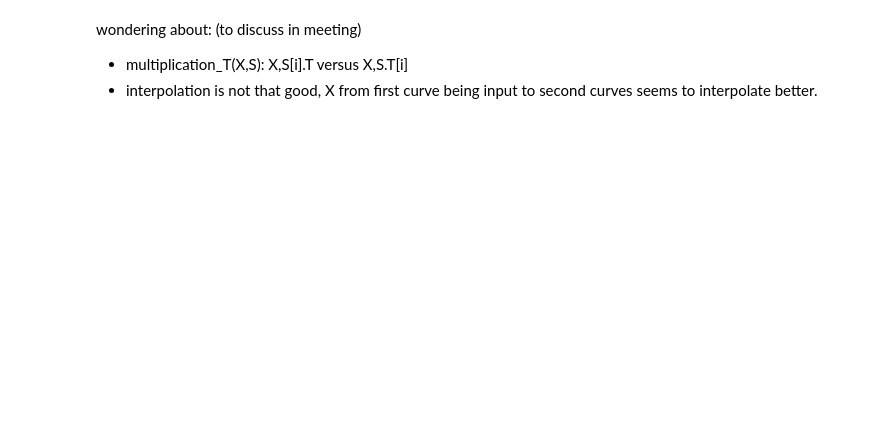
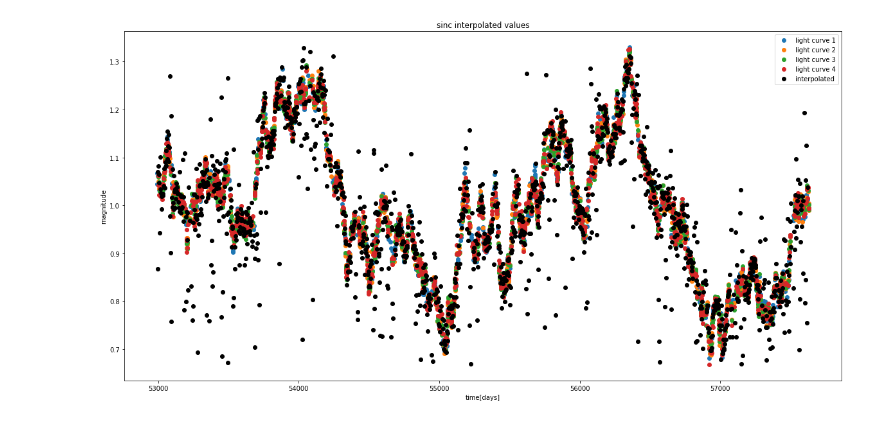
Before and after one commit to herjy/Quasar_lensing, a Jupyter notebook: simulation_interpolation/4xKxS_final.ipynb, the cells around one changed output. Drawn from its saved outputs; the diff is of its cells as text; code cells hidden in the pictures; blank space fills up the shorter version.

Commit message:
interpolate noisy data

```diff
--- a/simulation_interpolation/4xKxS_final.ipynb
+++ b/simulation_interpolation/4xKxS_final.ipynb
@@ -1,29 +1,34 @@
 # %%
 from simulation_functions import index, simulation_, plot
 from interpolation_functions import T_K
+from make_noise import simulate_noise
 import numpy as np
 import matplotlib.pyplot as plt
+%matplotlib inline
 
-t_drive_new = np.loadtxt('t_drive_new.txt') # true time sample.
-ind = index(15,t_drive_new) # 15 means that the time delay is chosen randomly between 0 and 15 days
+sim = simulate_noise()
+ts = sim[0]
+fs = sim[1] # with noise
+# t_drive_new = np.loadtxt('t_drive_new.txt') # true time sample.
+# ind = index(15,t_drive_new) # 15 means that the time delay is chosen randomly between 0 and 15 days
 
-# getting the indices of each time shifted curve
-index0, index1,index2,index3 = ind[0],ind[1],ind[2],ind[3]
-sample = np.sort(ind[5])
+# # getting the indices of each time shifted curve
+# index0, index1,index2,index3 = ind[0],ind[1],ind[2],ind[3]
+# sample = np.sort(ind[5])
 
-#getting the time sample %run %run %run of each curve
-ts = np.array([sample[index0],sample[index1],sample[index2],sample[index3]])
+# #getting the time sample %run %run %run of each curve
+# ts = np.array([sample[index0],sample[index1],sample[index2],sample[index3]])
 
 
-# finding the magnitudes corresponding to each time shifted sample
-f = simulation_(sample) #running simulation
-fs = np.array([f[index0],f[index1],f[index2],f[index3]])
+# # finding the magnitudes corresponding to each time shifted sample
+# f = simulation_(sample) #running simulation
+# fs = np.array([f[index0],f[index1],f[index2],f[index3]])
 
 # desired sampling for each curve
 tk = np.array([T_K(3,ts[0])[0],T_K(3,ts[1])[0],T_K(3,ts[2])[0],T_K(3,ts[3])[0]]) # desired sampling is
 
 h=3
-time_delays = ind[6]
+time_delays = sim[2]
 
 # sinc matrix
 matrix = []
@@ -109,18 +116,17 @@ plt.show()
 # %%
-%matplotlib qt
 cut = np.logical_and(X < np.max(Y), X > np.min(Y))
+plt.figure(figsize=(20,10))
+
 plt.plot(ts[0], Y[0], 'o', label='light curve 1')
 plt.plot(ts[1], Y[1], 'o', label='light curve 2')
 plt.plot(ts[2], Y[2], 'o', label='light curve 3')
 plt.plot(ts[3], Y[3], 'o', label='light curve 4')
 
 plt.plot(tk[0][cut], X[cut],'o', label='interpolated', color='black')
 plt.xlabel('time[days]')
 plt.ylabel('magnitude')
 plt.title('sinc interpolated values')
 plt.legend()
 plt.show()
+# %% [output]
+[figure, added]
-# %% [markdown]
-wondering about: (to discuss in meeting)
-- multiplication_T(X,S): X,S[i].T versus X,S.T[i]
-- interpolation is not that good, X from first curve being input to second curves seems to interpolate better.
```
Also changed, not shown: parts of 2 cells of this notebook, 1 other file.
